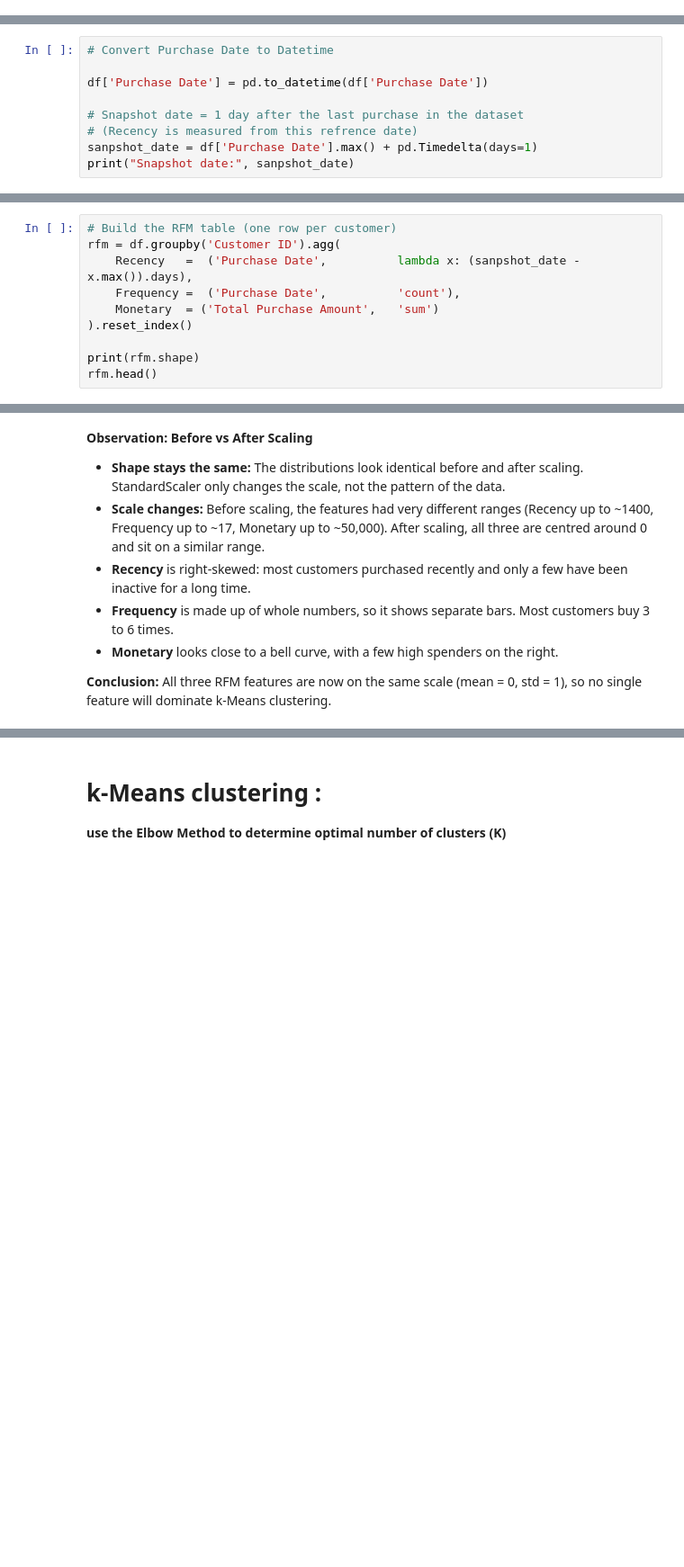
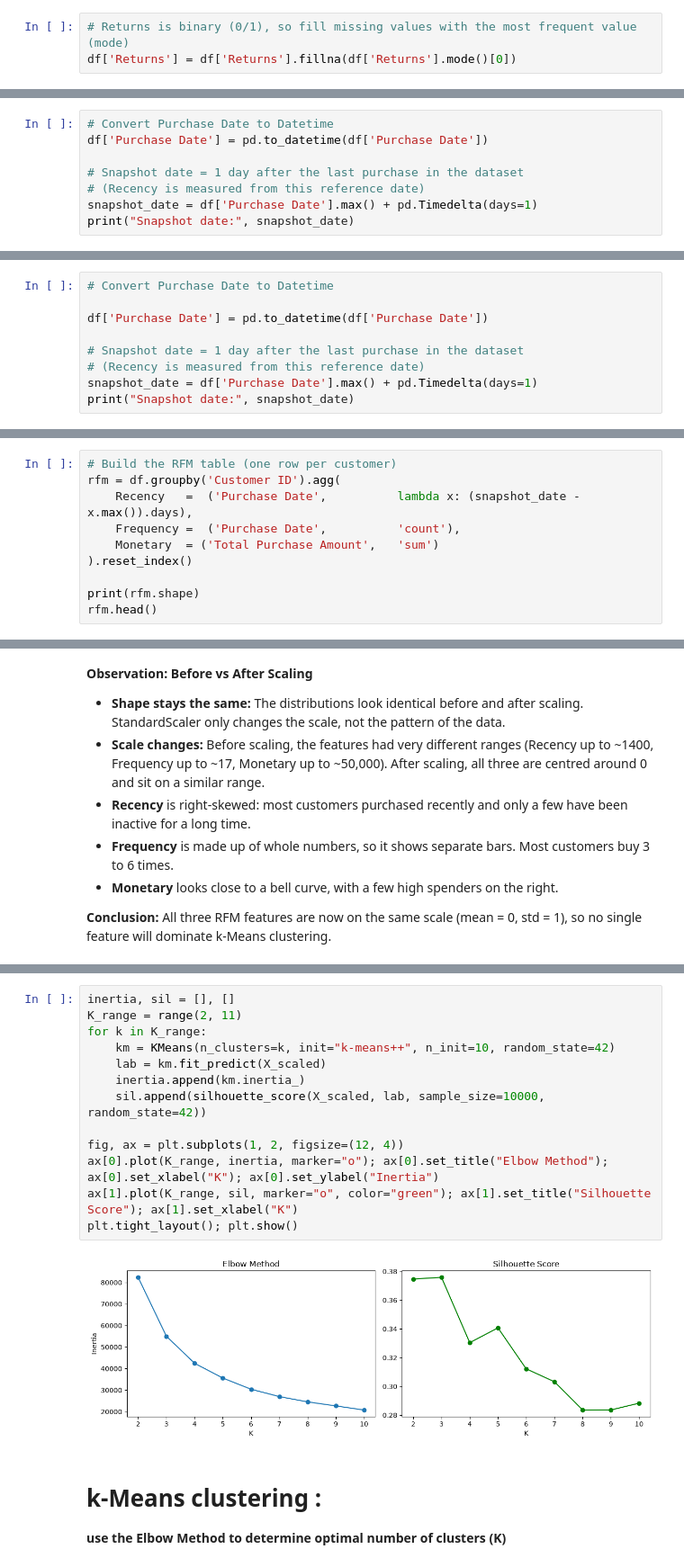
Before and after one commit to harshaslekar5968-crypto/OIBSIP, a Jupyter notebook: DataAnalystics-L1-E-Commerce Customer Data/Customer_Segmentation_RFM_analysis.ipynb, the cells around one changed output, grey strips where cells are left out. Shown at 90% size. Saved outputs shown, nothing was run; the diff lists cells and outputs as text; blank space fills up the shorter version.

```diff
--- a/DataAnalystics-L1-E-Commerce Customer Data/Customer_Segmentation_RFM_analysis.ipynb
+++ b/DataAnalystics-L1-E-Commerce Customer Data/Customer_Segmentation_RFM_analysis.ipynb
@@ -93,3 +98,6 @@ dtype: int64
+# %%
+# Returns is binary (0/1), so fill missing values with the most frequent value (mode)
+df['Returns'] = df['Returns'].fillna(df['Returns'].mode()[0])
 # %%
 # Handling Null Values
 df['Returns'] = df['Returns'].fillna(df['Returns'].mean())
@@ -99,0 +132,8 @@ Series([], dtype: int64)
+# %%
+# Convert Purchase Date to Datetime
+df['Purchase Date'] = pd.to_datetime(df['Purchase Date'])
+
+# Snapshot date = 1 day after the last purchase in the dataset
+# (Recency is measured from this reference date)
+snapshot_date = df['Purchase Date'].max() + pd.Timedelta(days=1)
+print("Snapshot date:", snapshot_date)
@@ -144,15 +186,15 @@ df.describe(include="number")
 df['Purchase Date'] = pd.to_datetime(df['Purchase Date'])
 
 # Snapshot date = 1 day after the last purchase in the dataset
-# (Recency is measured from this refrence date)
-sanpshot_date = df['Purchase Date'].max() + pd.Timedelta(days=1)
-print("Snapshot date:", sanpshot_date)
+# (Recency is measured from this reference date)
+snapshot_date = df['Purchase Date'].max() + pd.Timedelta(days=1)
+print("Snapshot date:", snapshot_date)
 # %% [output]
 Snapshot date: 2023-09-16 12:24:08
 # %%
 # Build the RFM table (one row per customer)
 rfm = df.groupby('Customer ID').agg(
-    Recency   =  ('Purchase Date',          lambda x: (sanpshot_date - x.max()).days),
+    Recency   =  ('Purchase Date',          lambda x: (snapshot_date - x.max()).days),
     Frequency =  ('Purchase Date',          'count'),
     Monetary  = ('Total Purchase Amount',   'sum')
 ).reset_index()
@@ -299,3 +343,18 @@ so no single feature will dominate k-Means clustering.
+# %%
+inertia, sil = [], []
+K_range = range(2, 11)
+for k in K_range:
+    km = KMeans(n_clusters=k, init="k-means++", n_init=10, random_state=42)
+    lab = km.fit_predict(X_scaled)
+    inertia.append(km.inertia_)
+    sil.append(silhouette_score(X_scaled, lab, sample_size=10000, random_state=42))
+
+fig, ax = plt.subplots(1, 2, figsize=(12, 4))
+ax[0].plot(K_range, inertia, marker="o"); ax[0].set_title("Elbow Method"); ax[0].set_xlabel("K"); ax[0].set_ylabel("Inertia")
+ax[1].plot(K_range, sil, marker="o", color="green"); ax[1].set_title("Silhouette Score"); ax[1].set_xlabel("K")
+plt.tight_layout(); plt.show()
+# %% [output]
+[figure, added]
 # %% [markdown]
 # k-Means clustering :
 **use the Elbow Method to determine optimal number of clusters (K)**
```
Also changed, not shown: parts of 8 cells of this notebook.
